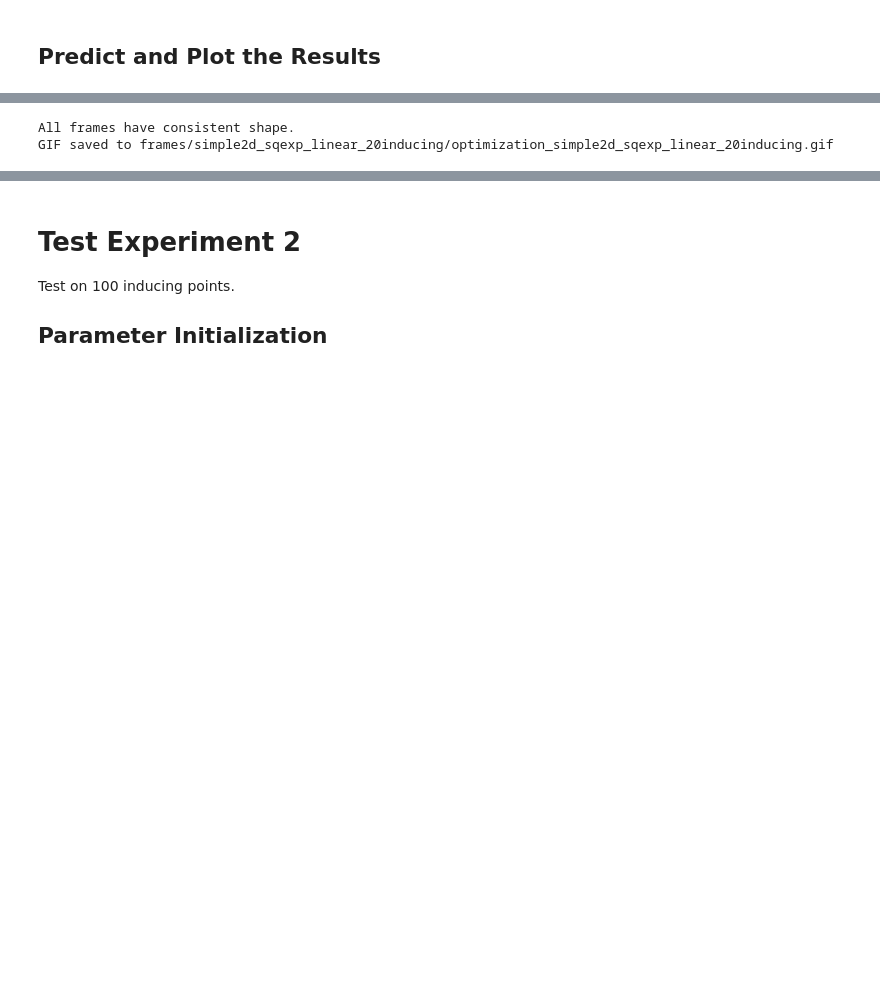
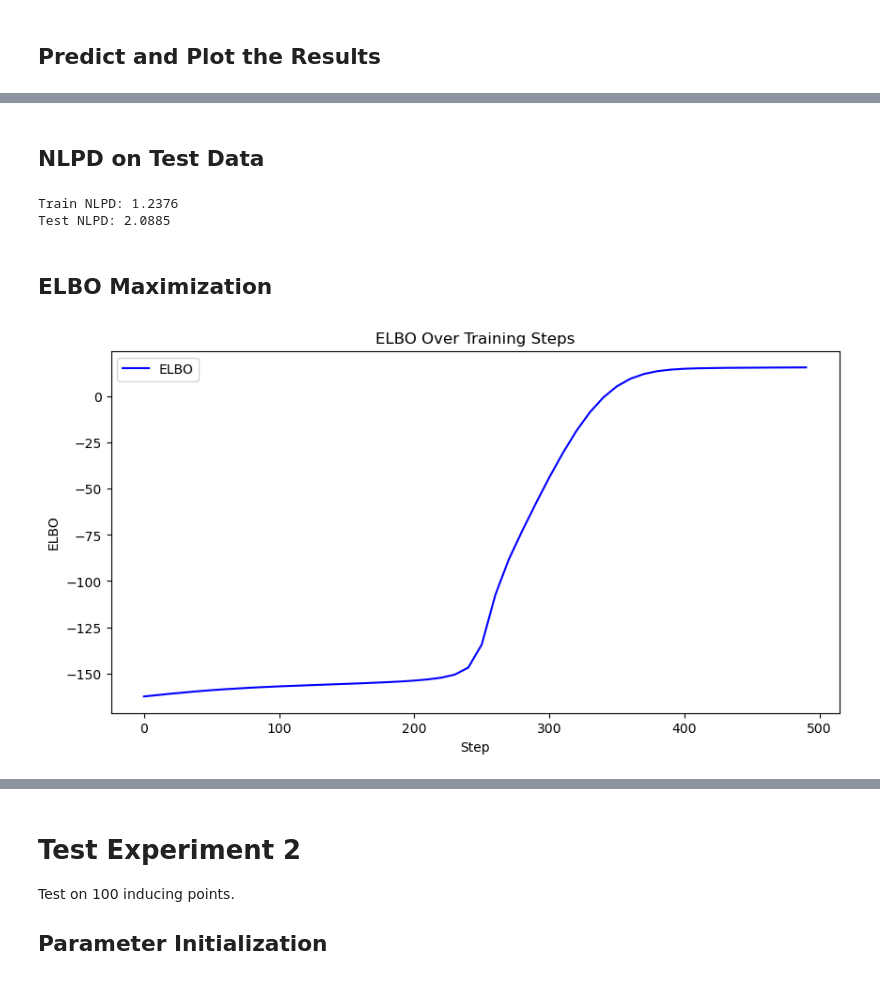
Before and after one commit to arvchahal/sparse-GP-kernel-combinations-audio-forecasting, a Jupyter notebook: test_simple2D_sparse_gps.ipynb, the cells around one changed output, grey strips where cells are left out. Drawn from its saved outputs; the diff is of its cells as text; code cells hidden in the pictures; blank space fills up the shorter version.

```diff
--- a/test_simple2D_sparse_gps.ipynb
+++ b/test_simple2D_sparse_gps.ipynb
@@ -175,0 +89,15 @@ def create_gif(frame_dir="frames", gif_filename="sparse_gp_optimization.gif"):
+# %%
+def plot_elbo(history):
+    # Extract ELBO values and steps from history
+    elbo_values = [entry["elbo"] for entry in history]
+    steps = [entry["step"] for entry in history]
+
+    # Plot the ELBO values over steps
+    plt.figure(figsize=(10, 5))
+    plt.plot(steps, elbo_values, label="ELBO", color='blue')
+    plt.xlabel("Step")
+    plt.ylabel("ELBO")
+    plt.title("ELBO Over Training Steps")
+    plt.legend()
+    plt.show()
+#
@@ -274,16 +245,17 @@ Kernel 2 - Signal Variance: 2.1255
-# %%
-# Ensure input arrays are two-dimensional
-X_train = X_train.reshape(-1, 1)
-Y_train = Y_train.reshape(-1, 1)
-X_test = X_test.reshape(-1, 1)
-Y_test = Y_test.reshape(-1, 1)
-Z = Z.reshape(-1, 1)
-
-# Generate frames, specifying a custom directory
-generate_frames(X_train, Y_train, X_test, Y_test, Z, history, frame_dir="frames/simple2d_sqexp_linear_20inducing", title="Sparse GP Optimization (20 Inducing Points)")
-
-# Create the GIF, specifying the output directory and filename
-create_gif(frame_dir="frames/simple2d_sqexp_linear_20inducing", gif_filename="optimization_simple2d_sqexp_linear_20inducing.gif")
-# %% [output]
-All frames have consistent shape.
-GIF saved to frames/simple2d_sqexp_linear_20inducing/optimization_simple2d_sqexp_linear_20inducing.gif
+# %% [markdown]
+## NLPD on Test Data
+# %%
+train_nlpd = calculate_nlpd(X_train, Y_train, Z, optimized_hyperparams, sparse_gp_posterior_predictive, noise_variance=optimized_hyperparams[2])
+test_nlpd = calculate_nlpd(X_test, Y_test, Z, optimized_hyperparams, sparse_gp_posterior_predictive, noise_variance=optimized_hyperparams[2])
+
+print(f"Train NLPD: {train_nlpd:.4f}")
+print(f"Test NLPD: {test_nlpd:.4f}")
+# %% [output]
+Train NLPD: 1.2376
+Test NLPD: 2.0885
+# %% [markdown]
+## ELBO Maximization
+# %%
+plot_elbo(history)
+# %% [output]
+[figure, added]
```
Also changed, not shown: parts of 27 cells of this notebook.
